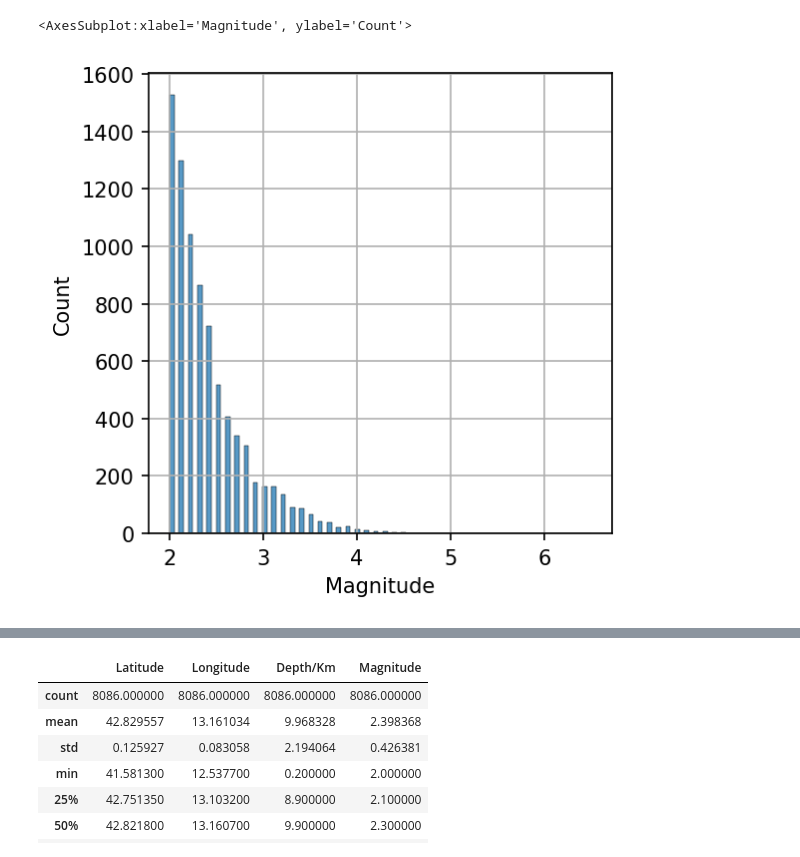
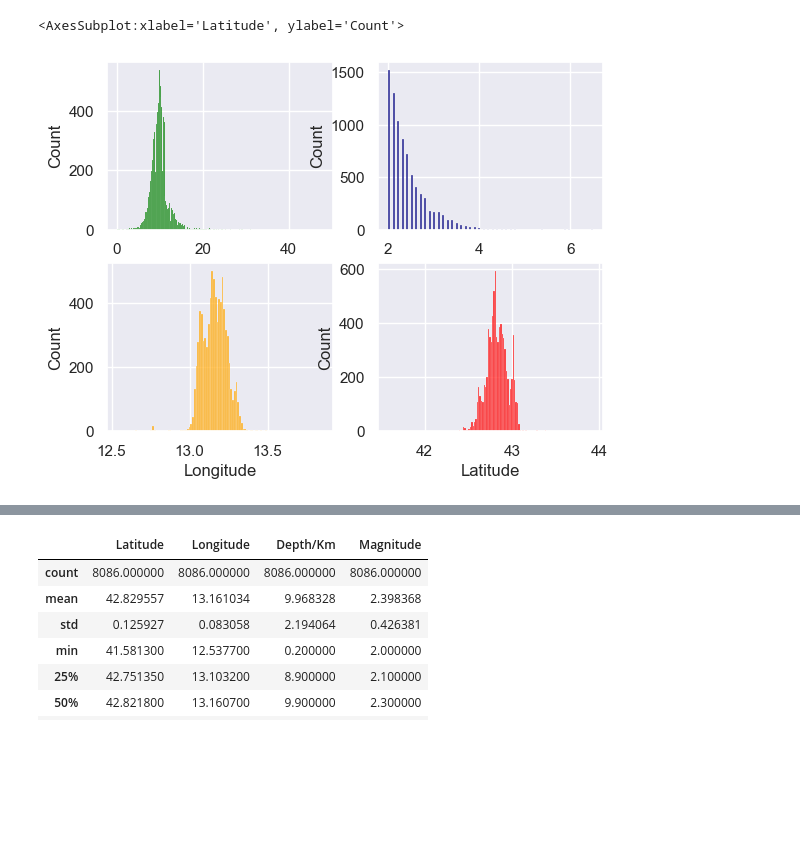
Before and after one commit to MrBloom911/SismicOperations, a Jupyter notebook: ProyectoComp.ipynb, the cells around one changed output, grey strips where cells are left out. Saved outputs shown, nothing was run; the diff lists cells and outputs as text; code cells hidden in the pictures; blank space fills up the shorter version.

```diff
--- a/ProyectoComp.ipynb
+++ b/ProyectoComp.ipynb
@@ -26,10 +26,13 @@ print(df)
 
 [8086 rows x 5 columns]
 # %%
-plt.figure(figsize=(4,4), dpi = 150)
-plt.grid(True)
-sns.histplot(data=df,x=df['Magnitude'])
+sns.set()
+ghist, axes = plt.subplots(2, 2)
+sns.histplot(data=df,x='Depth/Km',ax=axes[0,0],color='green')
+sns.histplot(data=df,x='Magnitude',ax=axes[0,1],color='navy')
+sns.histplot(data=df,x='Longitude',ax=axes[1,0],color='orange')
+sns.histplot(data=df,x='Latitude',ax=axes[1,1],color='red')
 # %% [output]
-<AxesSubplot:xlabel='Magnitude', ylabel='Count'>
+<AxesSubplot:xlabel='Latitude', ylabel='Count'>
-[figure, old version]
+[figure, new version]
 # %%
```
Also changed, not shown: parts of 9 cells of this notebook.
